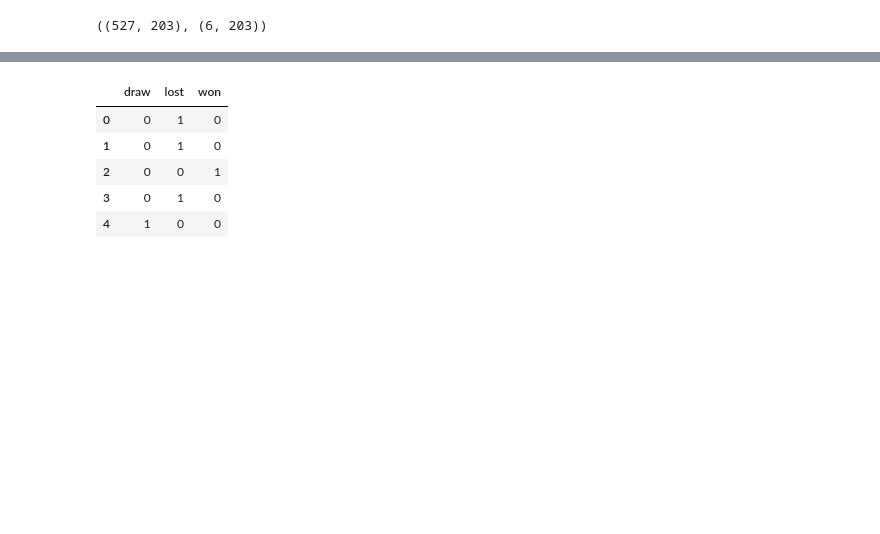
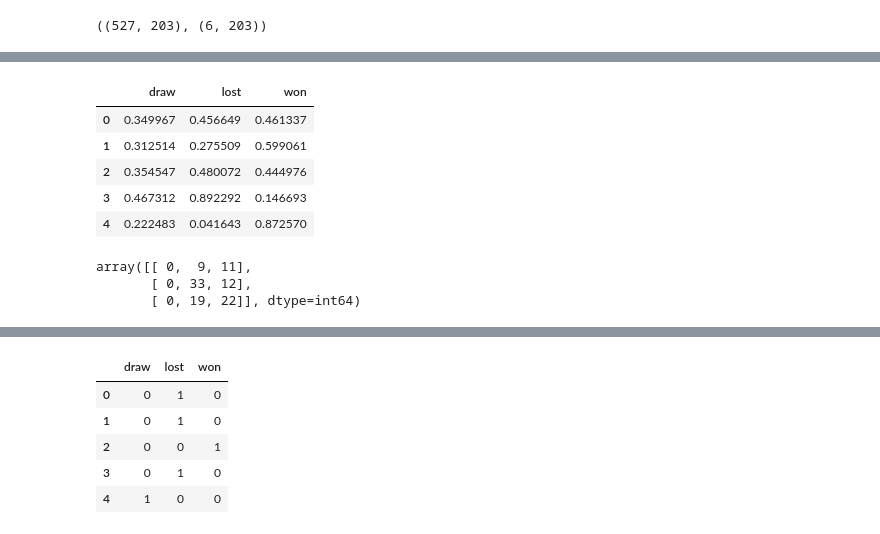
Before and after one commit to thomashon/football-prediction, a Jupyter notebook: test-jupyter.ipynb, the cells around one changed output, grey strips where cells are left out. Drawn from its saved outputs; the diff is of its cells as text; code cells hidden in the pictures; blank space fills up the shorter version.

```diff
--- a/test-jupyter.ipynb
+++ b/test-jupyter.ipynb
@@ -448,6 +446,22 @@ plt.legend(['Total Training Accuracy', 'Total Prediction Accuracy'])
 # %%
 model_4_prediction = pd.DataFrame(model_4.predict(X_test_scaled)[1])
 model_4_prediction.columns = ['draw', 'lost', 'won']
+# %%
+model_4_prediction.head()
+# %% [output]
+|  | draw | lost | won |
+| 0 | 0.349967 | 0.456649 | 0.461337 |
+| 1 | 0.312514 | 0.275509 | 0.599061 |
+| 2 | 0.354547 | 0.480072 | 0.444976 |
+| 3 | 0.467312 | 0.892292 | 0.146693 |
+| 4 | 0.222483 | 0.041643 | 0.872570 |
+# %%
+cm = confusion_matrix([np.argmax(x) for x in y_class_test.values], [np.argmax(x) for x in model_4_prediction.values])
+cm
+# %% [output]
+array([[ 0,  9, 11],
+       [ 0, 33, 12],
+       [ 0, 19, 22]], dtype=int64)
 # %%
 from sklearn.metrics import confusion_matrix
 fig, ax = plt.subplots(1, 1, figsize=(8,8))
```
Also changed, not shown: parts of 28 cells of this notebook, 7 other files.
